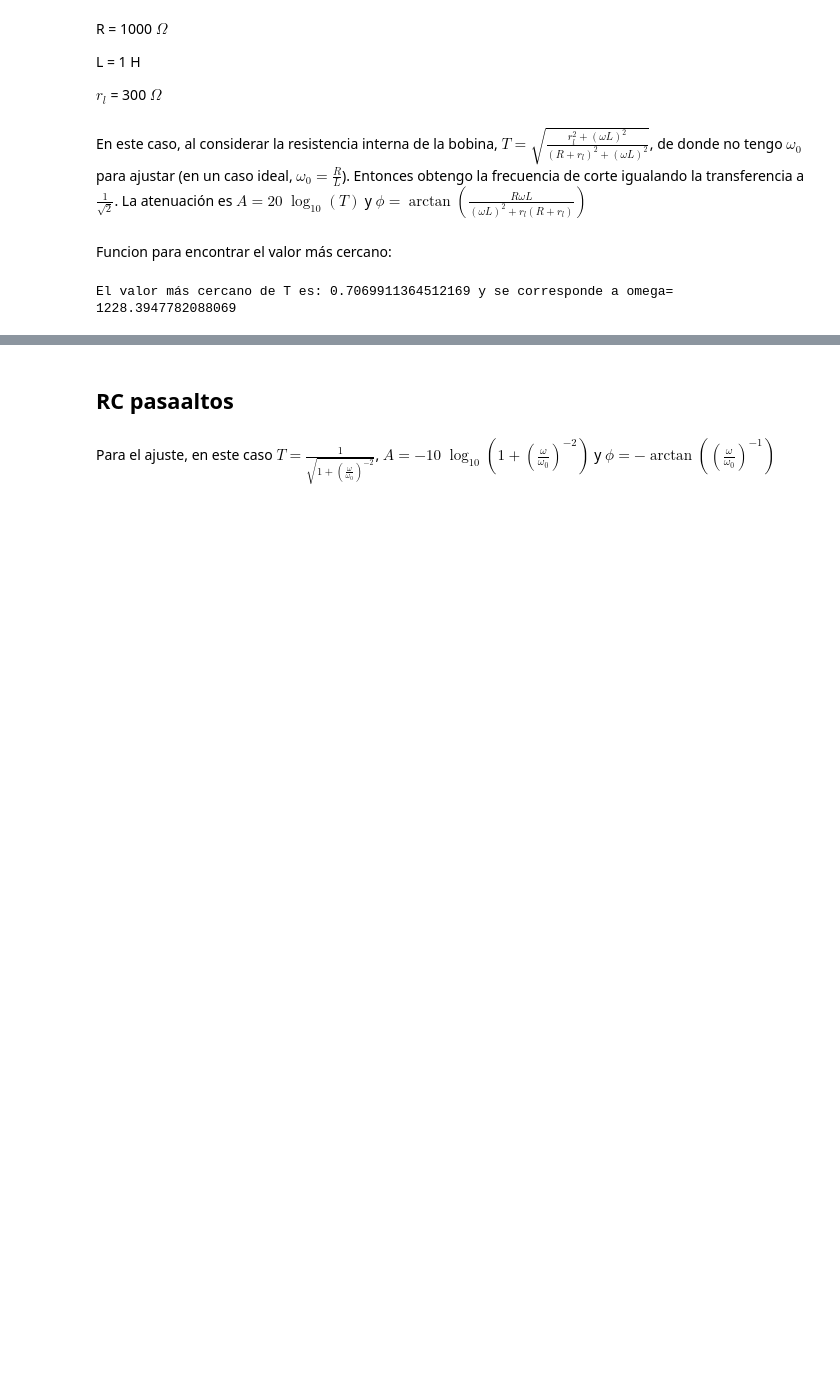
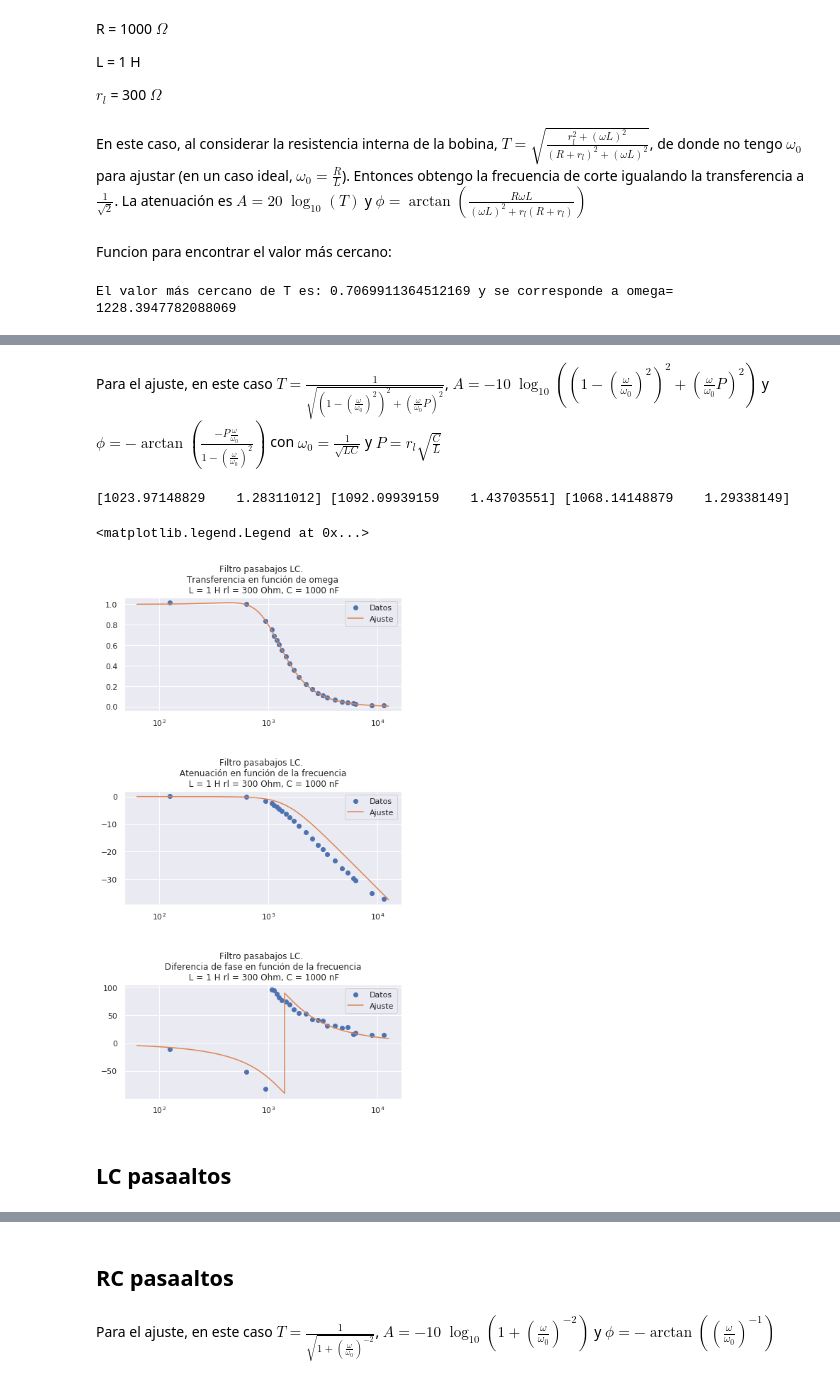
Before and after one commit to mercedesabril/Laboratorio3, a Jupyter notebook: Informe2/Informe2.ipynb, the cells around one changed output, grey strips where cells are left out. Cells and saved outputs as stored; diff of their text form; code cells hidden in the pictures; blank space fills up the shorter version.

```diff
--- a/Informe2/Informe2.ipynb
+++ b/Informe2/Informe2.ipynb
@@ -411,0 +423,16 @@ plt.legend()
+# %%
+LCpb.diferencia_fase = np.concatenate((-LCpb.diferencia_fase[0:3] ,  -LCpb.diferencia_fase[3:len(LCpb.diferencia_fase)] + abs(LCpb.diferencia_fase[4]*2)),axis=0)
+# %% [markdown]
+Para el ajuste, en este caso  $T = \frac{1}{\sqrt{(1-(\frac{\omega}{\omega_{0}})^2)^2 + (\frac{\omega}{\omega_{0}}P)^{2}}}$, $A = -10 \; \log_{10}\left((1-(\frac{\omega}{\omega_{0}})^2)^2 + (\frac{\omega}{\omega_{0}}P)^{2}\right)$ y $\phi = - \arctan\left(\frac{-P \frac{\omega}{\omega_0}}{1 - (\frac{\omega}{\omega_{0}})^2}\right)$ con $\omega_{0} = \frac{1}{\sqrt{LC}}$ y $P = r_{l} \sqrt{\frac{C}{L}}$
+# %%
+def trnLCpb(omega, omega_0, P):
+    trn = 1/np.sqrt((1-(omega/omega_0)**2)**2 + (omega*P/omega_0)**2)
+    return trn
+# %%
+def ALCpb(omega, omega_0, P):
+    A = -10*np.log10((1-(omega/omega_0)**2)**2 + (P*omega/omega_0)**2)
+    return A
+# %%
+def phiLCpb(omega, omega_0, P):
+    phi = np.arctan(-1*(P*(omega/omega_0))/(1-(omega/omega_0)**2))*180/np.pi
+    return phi
@@ -411,0 +446,30 @@ plt.legend()
+# %%
+print(LCpb.parametrosT, LCpb.parametrosA, LCpb.parametrosDF)
+# %% [output]
+[1023.97148829    1.28311012] [1092.09939159    1.43703551] [1068.14148879    1.29338149]
+# %%
+fig = plt.figure(figsize=(7, 13))
+plt.subplots_adjust(left=None, bottom=None, right=None, top=None, wspace=None, hspace=0.7)
+
+plt.subplot(3, 1, 1).set_title('Filtro pasabajos LC. \n Transferencia en función de omega \n L = 1 H rl = 300 Ohm, C = 1000 nF')
+plt.xscale('log')
+plt.plot(2*np.pi*LCpb.frecuencia, LCpb.transferencia, 'o', label = 'Datos')
+plt.plot(2*np.pi*np.linspace(10,2000, 5000), trnLCpb(2*np.pi*np.linspace(10,2000, 5000), *LCpb.parametrosT), label = 'Ajuste')
+plt.legend()
+
+plt.subplot(3, 1, 2).set_title('Filtro pasabajos LC. \n Atenuación en función de la frecuencia \n L = 1 H rl = 300 Ohm, C = 1000 nF')
+plt.xscale('log')
+plt.plot(2*np.pi*LCpb.frecuencia, LCpb.atenuacion, 'o', label = "Datos")
+plt.plot(2*np.pi*np.linspace(10,2000, 5000), ALCpb(2*np.pi*np.linspace(10,1500, 5000), *LCpb.parametrosA), label = 'Ajuste')
+plt.legend()
+
+plt.subplot(3, 1, 3).set_title('Filtro pasabajos LC. \n Diferencia de fase en función de la frecuencia \n L = 1 H rl = 300 Ohm, C = 1000 nF')
+plt.xscale('log')
+plt.plot(2*np.pi*LCpb.frecuencia, LCpb.diferencia_fase, 'o', label = 'Datos')
+plt.plot(2*np.pi*np.linspace(10,2000, 5000), phiLCpb(2*np.pi*np.linspace(10,1500, 5000), *LCpb.parametrosDF), label = 'Ajuste')
+plt.legend()
+# %% [output]
+<matplotlib.legend.Legend at 0x...>
+[figure, added]
+# %% [markdown]
+## LC pasaaltos
```
Also changed, not shown: parts of 60 cells of this notebook.
